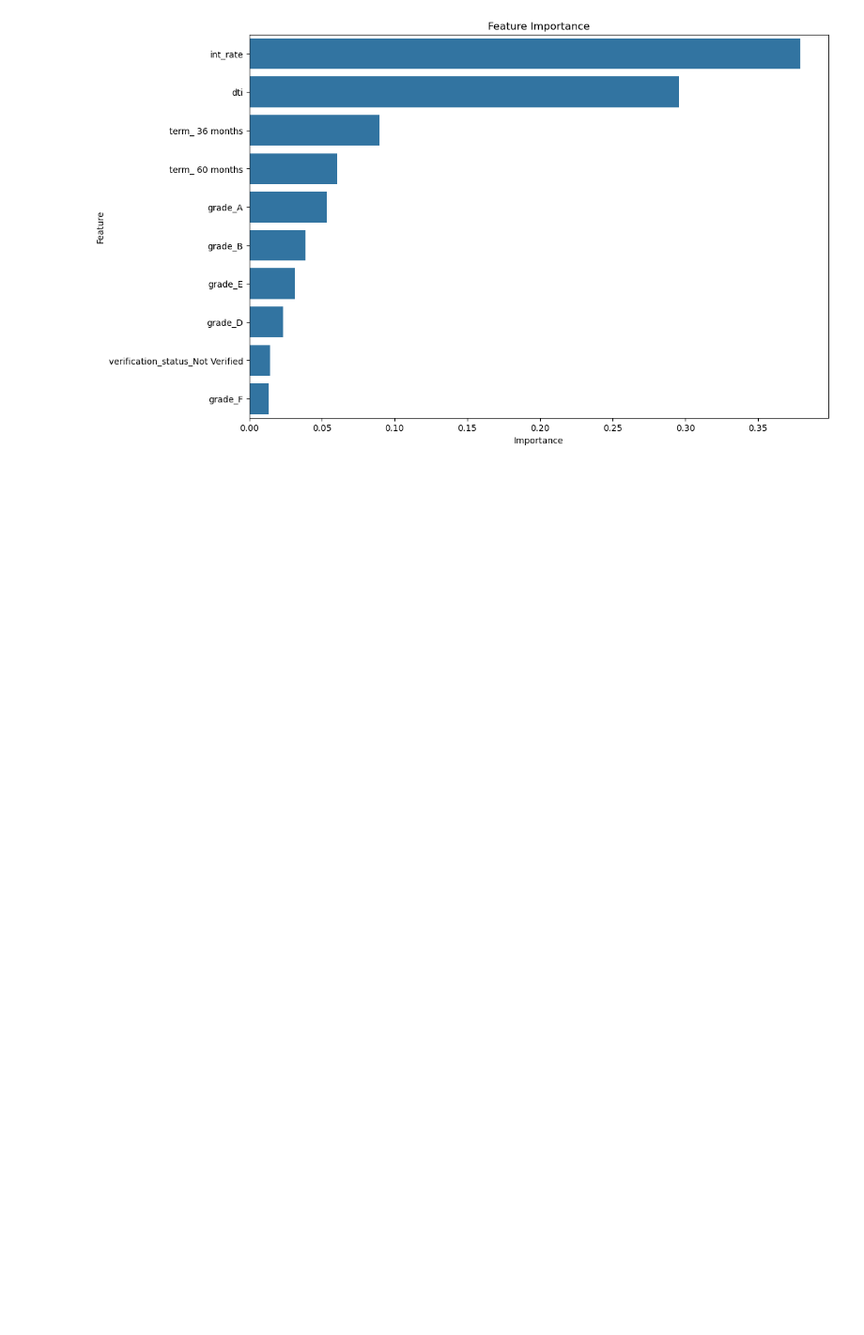
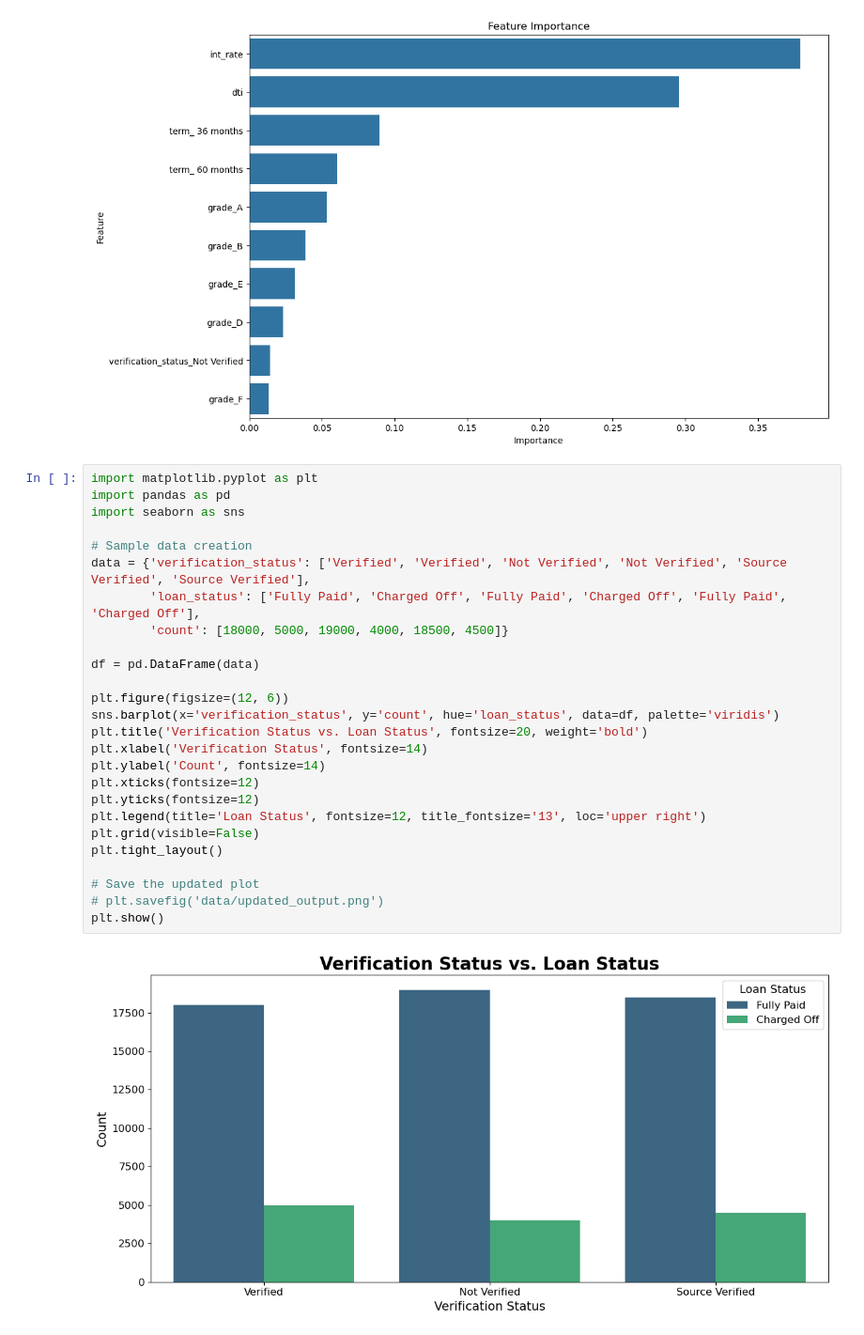
Before and after one commit to neilfatalis/loan-default-prediction, a Jupyter notebook: new.ipynb, the cells around one changed output. Shown: that part at 94% size. Cells and saved outputs as stored; diff of their text form; blank space fills up the shorter version.

```diff
--- a/new.ipynb
+++ b/new.ipynb
@@ -231,3 +231,31 @@ plt.title('Feature Importance')
 plt.show()
 # %% [output]
 [figure]
+# %%
+import matplotlib.pyplot as plt
+import pandas as pd
+import seaborn as sns
+
+# Sample data creation
+data = {'verification_status': ['Verified', 'Verified', 'Not Verified', 'Not Verified', 'Source Verified', 'Source Verified'],
+        'loan_status': ['Fully Paid', 'Charged Off', 'Fully Paid', 'Charged Off', 'Fully Paid', 'Charged Off'],
+        'count': [18000, 5000, 19000, 4000, 18500, 4500]}
+
+df = pd.DataFrame(data)
+
+plt.figure(figsize=(12, 6))
+sns.barplot(x='verification_status', y='count', hue='loan_status', data=df, palette='viridis')
+plt.title('Verification Status vs. Loan Status', fontsize=20, weight='bold')
+plt.xlabel('Verification Status', fontsize=14)
+plt.ylabel('Count', fontsize=14)
+plt.xticks(fontsize=12)
+plt.yticks(fontsize=12)
+plt.legend(title='Loan Status', fontsize=12, title_fontsize='13', loc='upper right')
+plt.grid(visible=False)
+plt.tight_layout()
+
+# Save the updated plot
+# plt.savefig('data/updated_output.png')
+plt.show()
+# %% [output]
+[figure, added]
```
Also changed, not shown: parts of 1 cell of this notebook, 1 other file.
